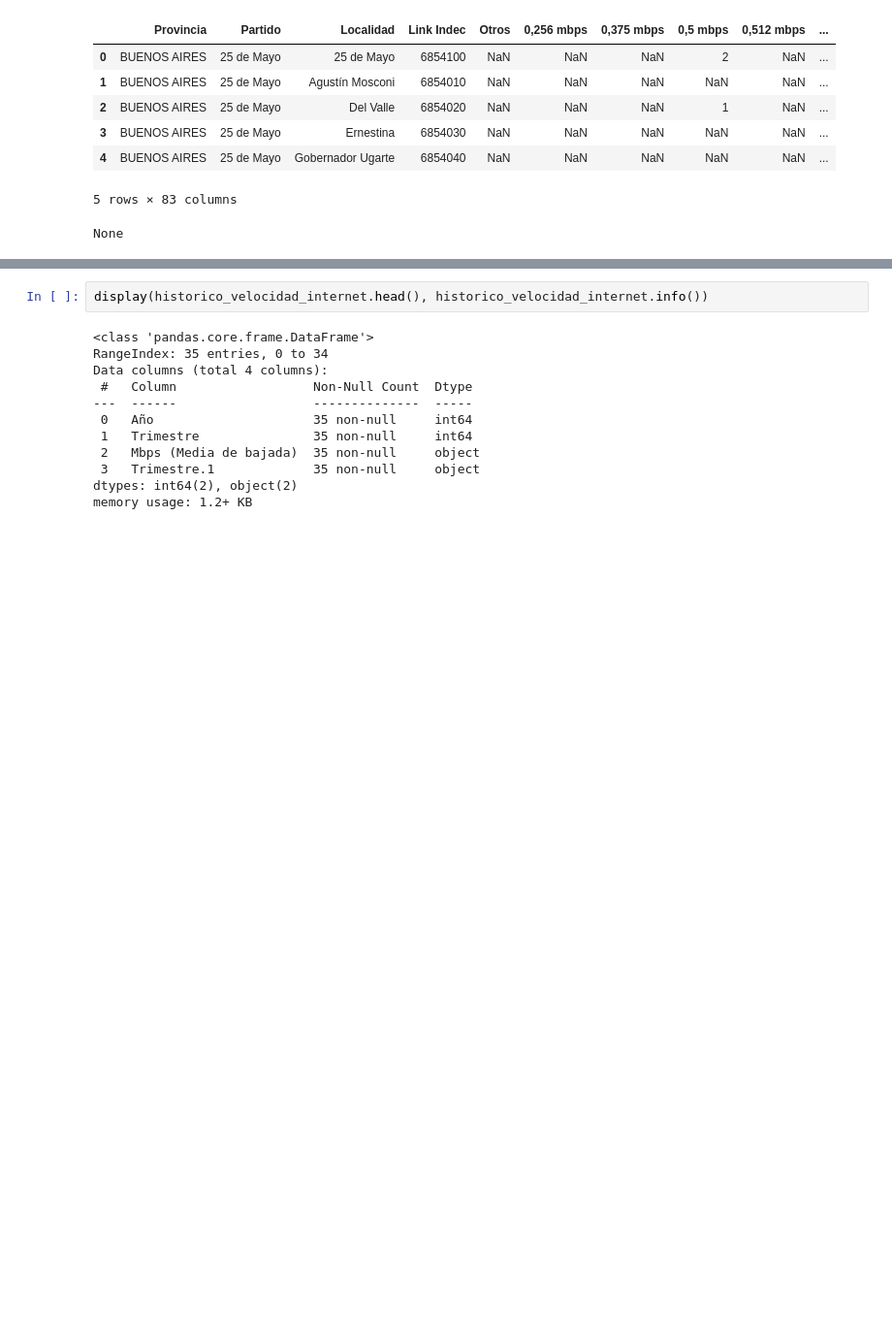
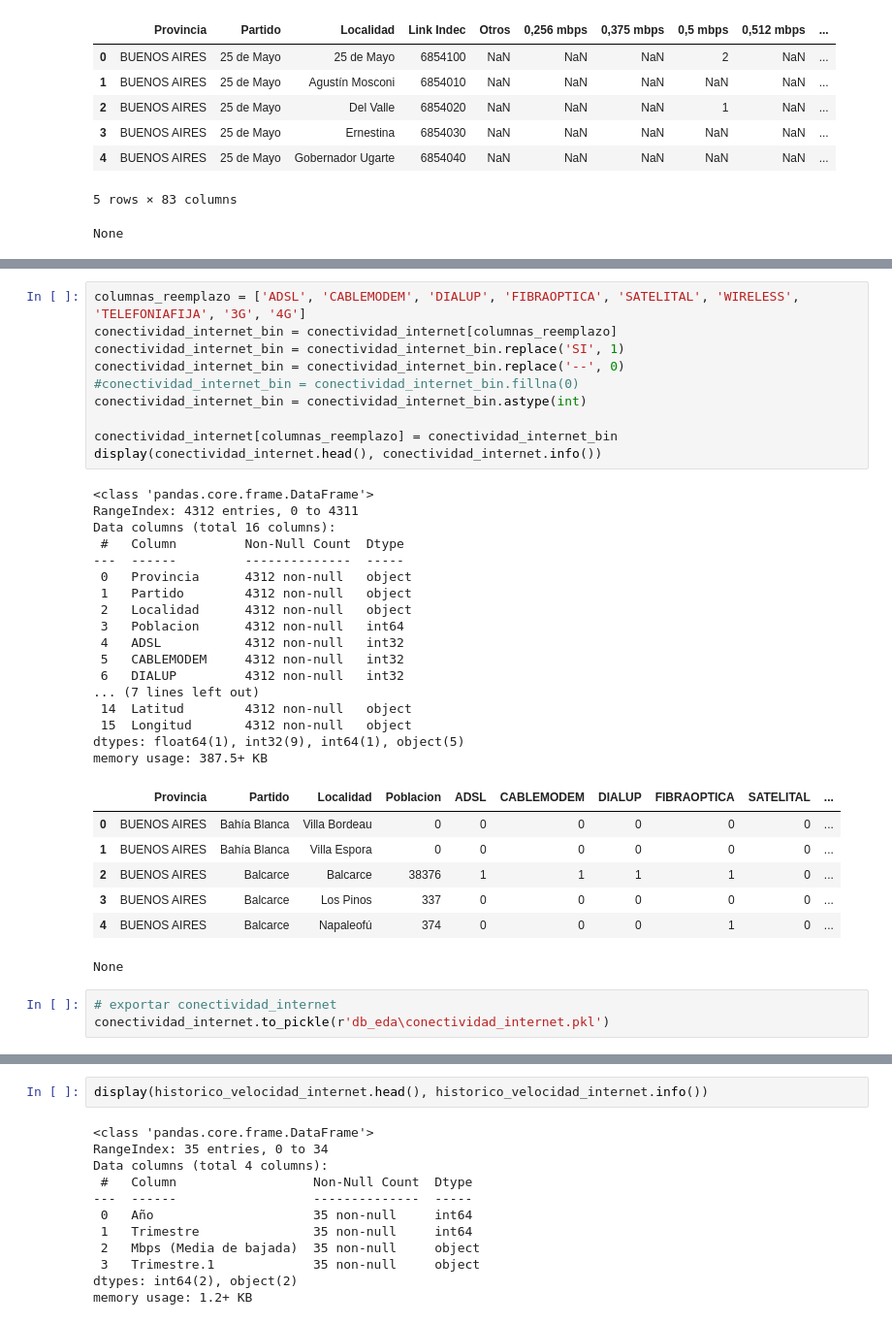
Before and after one commit to VacaColl18/telecom-insight-analytics, a Jupyter notebook: ETL.ipynb, the cells around one changed output, grey strips where cells are left out. Shown at 97% size. Drawn from its saved outputs; the diff is of its cells as text; blank space fills up the shorter version.

```diff
--- a/ETL.ipynb
+++ b/ETL.ipynb
@@ -203,0 +265,38 @@ None
+# %%
+columnas_reemplazo = ['ADSL', 'CABLEMODEM', 'DIALUP', 'FIBRAOPTICA', 'SATELITAL', 'WIRELESS', 'TELEFONIAFIJA', '3G', '4G']
+conectividad_internet_bin = conectividad_internet[columnas_reemplazo]
+conectividad_internet_bin = conectividad_internet_bin.replace('SI', 1)
+conectividad_internet_bin = conectividad_internet_bin.replace('--', 0)
+#conectividad_internet_bin = conectividad_internet_bin.fillna(0)
+conectividad_internet_bin = conectividad_internet_bin.astype(int)
+
+conectividad_internet[columnas_reemplazo] = conectividad_internet_bin
+display(conectividad_internet.head(), conectividad_internet.info())
+# %% [output]
+<class 'pandas.core.frame.DataFrame'>
+RangeIndex: 4312 entries, 0 to 4311
+Data columns (total 16 columns):
+ #   Column         Non-Null Count  Dtype
+---  ------         --------------  -----
+ 0   Provincia      4312 non-null   object
+ 1   Partido        4312 non-null   object
+ 2   Localidad      4312 non-null   object
+ 3   Poblacion      4312 non-null   int64
+ 4   ADSL           4312 non-null   int32
+ 5   CABLEMODEM     4312 non-null   int32
+ 6   DIALUP         4312 non-null   int32
+... (7 lines left out)
+ 14  Latitud        4312 non-null   object
+ 15  Longitud       4312 non-null   object
+dtypes: float64(1), int32(9), int64(1), object(5)
+memory usage: 387.5+ KB
+|  | Provincia | Partido | Localidad | Poblacion | ADSL | CABLEMODEM | DIALUP | FIBRAOPTICA | SATELITAL | ... |
+| 0 | BUENOS AIRES | Bahía Blanca | Villa Bordeau | 0 | 0 | 0 | 0 | 0 | 0 | ... |
+| 1 | BUENOS AIRES | Bahía Blanca | Villa Espora | 0 | 0 | 0 | 0 | 0 | 0 | ... |
+| 2 | BUENOS AIRES | Balcarce | Balcarce | 38376 | 1 | 1 | 1 | 1 | 0 | ... |
+| 3 | BUENOS AIRES | Balcarce | Los Pinos | 337 | 0 | 0 | 0 | 0 | 0 | ... |
+| 4 | BUENOS AIRES | Balcarce | Napaleofú | 374 | 0 | 0 | 0 | 1 | 0 | ... |
+None
+# %%
+# exportar conectividad_internet
+conectividad_internet.to_pickle(r'db_eda\conectividad_internet.pkl')
```
Also changed, not shown: parts of 23 cells of this notebook, 1 other file.
